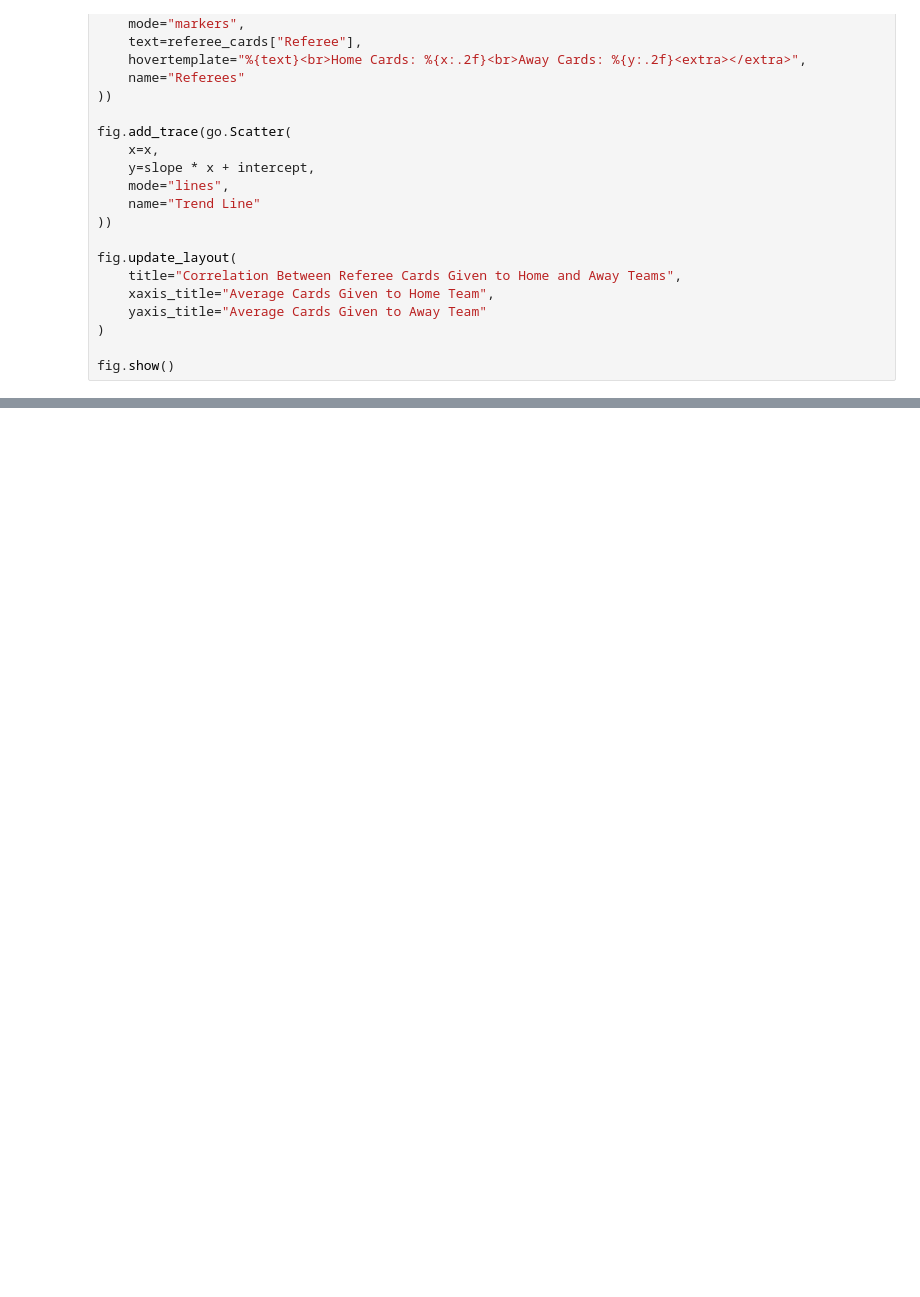
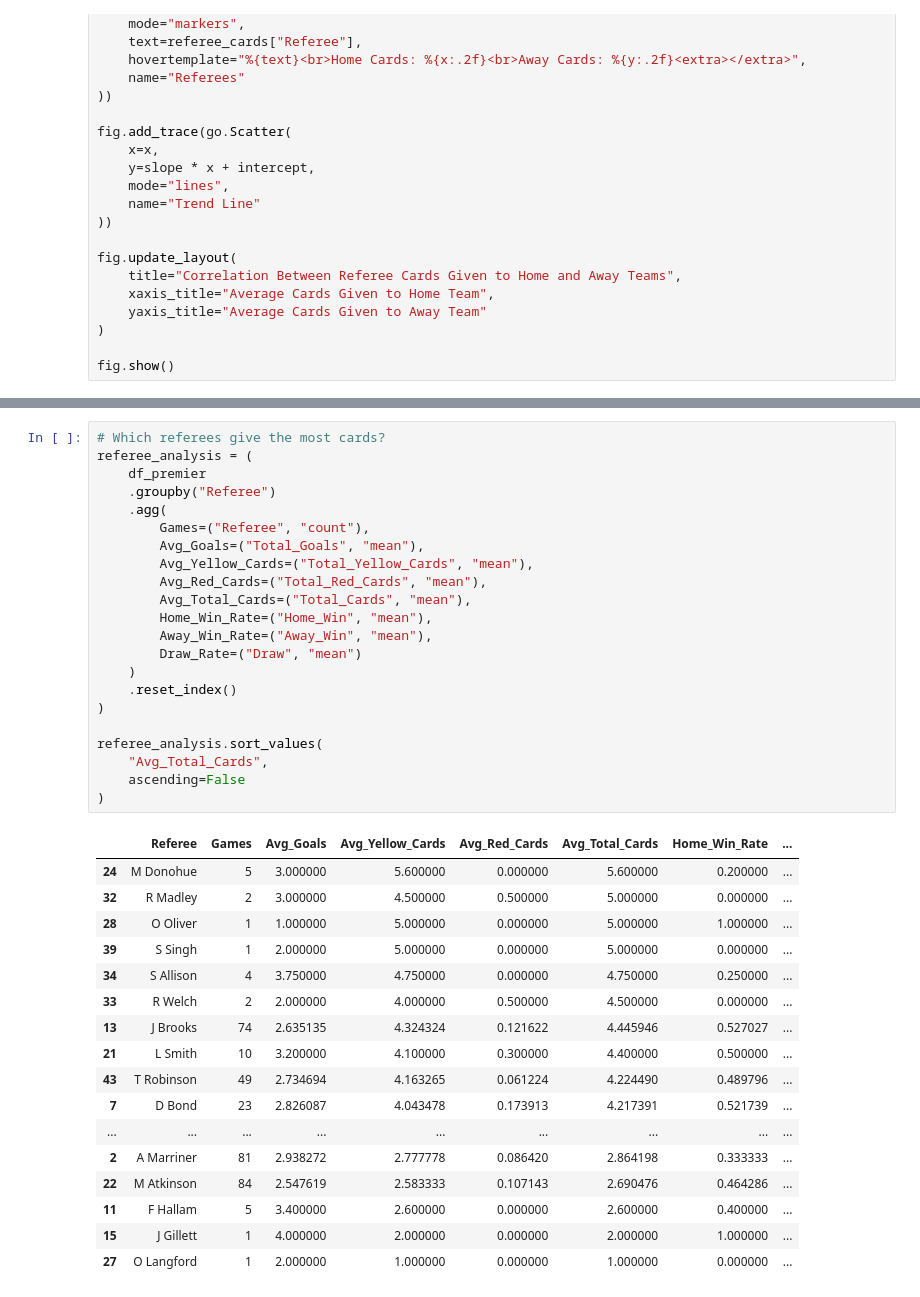
Before and after one commit to kkathait/D501_Final_Project, a Jupyter notebook: correlation.ipynb, the cells around one changed output, grey strips where cells are left out. Drawn from its saved outputs; the diff is of its cells as text; blank space fills up the shorter version.

```diff
--- a/correlation.ipynb
+++ b/correlation.ipynb
@@ -398,0 +455,40 @@ fig.show()
+# %%
+# Which referees give the most cards?
+referee_analysis = (
+    df_premier
+    .groupby("Referee")
+    .agg(
+        Games=("Referee", "count"),
+        Avg_Goals=("Total_Goals", "mean"),
+        Avg_Yellow_Cards=("Total_Yellow_Cards", "mean"),
+        Avg_Red_Cards=("Total_Red_Cards", "mean"),
+        Avg_Total_Cards=("Total_Cards", "mean"),
+        Home_Win_Rate=("Home_Win", "mean"),
+        Away_Win_Rate=("Away_Win", "mean"),
+        Draw_Rate=("Draw", "mean")
+    )
+    .reset_index()
+)
+
+referee_analysis.sort_values(
+    "Avg_Total_Cards",
+    ascending=False
+)
+# %% [output]
+|  | Referee | Games | Avg_Goals | Avg_Yellow_Cards | Avg_Red_Cards | Avg_Total_Cards | Home_Win_Rate | ... |
+| 24 | M Donohue | 5 | 3.000000 | 5.600000 | 0.000000 | 5.600000 | 0.200000 | ... |
+| 32 | R Madley | 2 | 3.000000 | 4.500000 | 0.500000 | 5.000000 | 0.000000 | ... |
+| 28 | O Oliver | 1 | 1.000000 | 5.000000 | 0.000000 | 5.000000 | 1.000000 | ... |
+| 39 | S Singh | 1 | 2.000000 | 5.000000 | 0.000000 | 5.000000 | 0.000000 | ... |
+| 34 | S Allison | 4 | 3.750000 | 4.750000 | 0.000000 | 4.750000 | 0.250000 | ... |
+| 33 | R Welch | 2 | 2.000000 | 4.000000 | 0.500000 | 4.500000 | 0.000000 | ... |
+| 13 | J Brooks | 74 | 2.635135 | 4.324324 | 0.121622 | 4.445946 | 0.527027 | ... |
+| 21 | L Smith | 10 | 3.200000 | 4.100000 | 0.300000 | 4.400000 | 0.500000 | ... |
+| 43 | T Robinson | 49 | 2.734694 | 4.163265 | 0.061224 | 4.224490 | 0.489796 | ... |
+| 7 | D Bond | 23 | 2.826087 | 4.043478 | 0.173913 | 4.217391 | 0.521739 | ... |
+| ... | ... | ... | ... | ... | ... | ... | ... | ... |
+| 2 | A Marriner | 81 | 2.938272 | 2.777778 | 0.086420 | 2.864198 | 0.333333 | ... |
+| 22 | M Atkinson | 84 | 2.547619 | 2.583333 | 0.107143 | 2.690476 | 0.464286 | ... |
+| 11 | F Hallam | 5 | 3.400000 | 2.600000 | 0.000000 | 2.600000 | 0.400000 | ... |
+| 15 | J Gillett | 1 | 4.000000 | 2.000000 | 0.000000 | 2.000000 | 1.000000 | ... |
+| 27 | O Langford | 1 | 2.000000 | 1.000000 | 0.000000 | 1.000000 | 0.000000 | ... |
```
Also changed, not shown: parts of 13 cells of this notebook.
